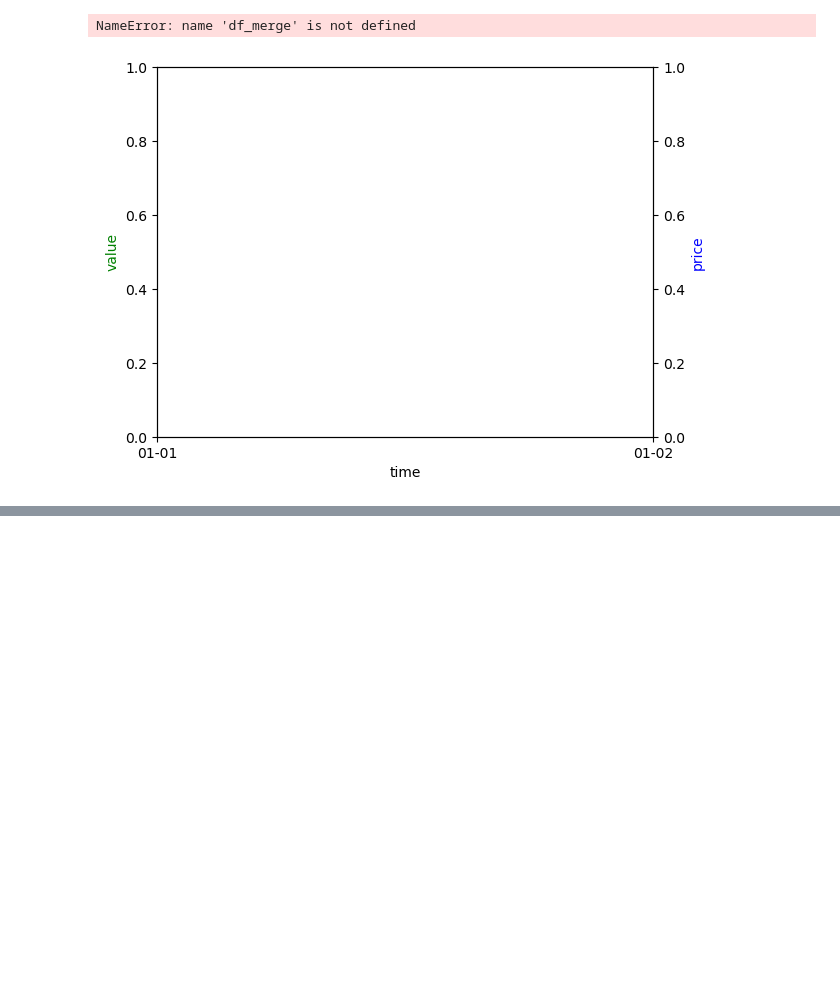
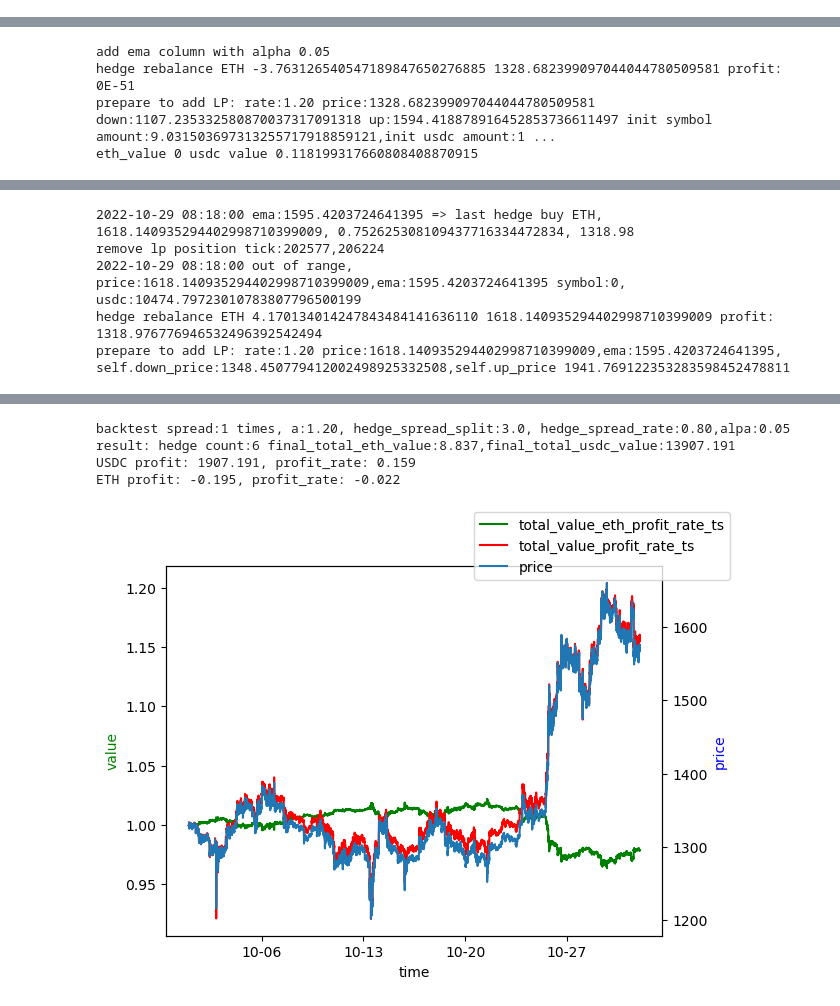
Before and after one commit to scottliyq/demeter, a Jupyter notebook: working/hedge_test.ipynb, the cells around one changed output, grey strips where cells are left out. Saved outputs shown, nothing was run; the diff lists cells and outputs as text; code cells hidden in the pictures; blank space fills up the shorter version.

```diff
--- a/working/hedge_test.ipynb
+++ b/working/hedge_test.ipynb
@@ -115,29 +117,42 @@ KeyError: 'uncollect_fee_base'
 # %%
 import matplotlib.dates as mdates
 
-fig, value_ax = plt.subplots()
-day = mdates.DayLocator(interval=7)
-price_ax = value_ax.twinx()
-price_ax.xaxis.set_major_locator(day)
-price_ax.xaxis.set_major_formatter(mdates.DateFormatter('%m-%d'))
+def plot_instance(runner_instance, df_merge):
 
-value_ax.set_xlabel('time')
-value_ax.set_ylabel('value', color='g')
-price_ax.set_ylabel('price', color='b')
-# net_value_ts = df_merge['net_value']
+    fig, value_ax = plt.subplots()
+    day = mdates.DayLocator(interval=7)
+    price_ax = value_ax.twinx()
+    price_ax.xaxis.set_major_locator(day)
+    price_ax.xaxis.set_major_formatter(mdates.DateFormatter('%m-%d'))
 
-time_ts = df_merge.index
-price_ts = [ status.price for status in runner_instance.account_status_list ]
-total_value_eth_profit_rate_ts = df_merge['total_value_eth_profit_rate']
-total_value_profit_rate_ts = df_merge['total_value_profit_rate']
+    value_ax.set_xlabel('time')
+    value_ax.set_ylabel('value', color='g')
+    price_ax.set_ylabel('price', color='b')
+    # net_value_ts = df_merge['net_value']
+
+    time_ts = df_merge.index
+    price_ts = [ status.price for status in runner_instance.account_status_list ]
+    total_value_eth_profit_rate_ts = df_merge['total_value_eth_profit_rate']
+    total_value_profit_rate_ts = df_merge['total_value_profit_rate']
 
 
-value_ax.plot(time_ts,total_value_eth_profit_rate_ts,'g-',label="total_value_eth_profit_rate_ts")
-value_ax.plot(time_ts,total_value_profit_rate_ts,'r-',label="total_value_profit_rate_ts")
-#value_ax.plot(time_ts,value_in_account,'b-',label=" value_in broker account")
-price_ax.plot(time_ts,price_ts,label="price")
-fig.legend()
-fig.show()
+    value_ax.plot(time_ts,total_value_eth_profit_rate_ts,'g-',label="total_value_eth_profit_rate_ts")
+    value_ax.plot(time_ts,total_value_profit_rate_ts,'r-',label="total_value_profit_rate_ts")
+    #value_ax.plot(time_ts,value_in_account,'b-',label=" value_in broker account")
+    price_ax.plot(time_ts,price_ts,label="price")
+    fig.legend()
+    fig.show()
-# %% [output]
-NameError: name 'df_merge' is not defined
-[figure, removed]
+# %%
+NET_VALUE_BASE = 'ETH'
+RUNNING_TIME = 1
+SEND_NOTICE = False
+DATE_START = date(2022, 10, 1)
+DATE_END = date(2022, 10, 31)
+
+
+runner_instance=backtest_instance(1.2,3,0.8,0.05)
+
+df_merge = generate_dfmerge(runner_instance)
+
+plot_instance(runner_instance, df_merge)
+# %% [output]
@@ -143,0 +164,4 @@ NameError: name 'df_merge' is not defined
+add ema column with alpha 0.05
+hedge rebalance ETH -3.763126540547189847650276885 1328.682399097044044780509581 profit: 0E-51
+prepare to add LP: rate:1.20 price:1328.682399097044044780509581 down:1107.235332580870037317091318 up:1594.418878916452853736611497 init symbol amount:9.031503697313255717918859121,init usdc amount:1 ...
+eth_value 0 usdc value 0.118199317660808408870915
@@ -143,0 +173,5 @@ NameError: name 'df_merge' is not defined
+2022-10-29 08:18:00 ema:1595.4203724641395 => last hedge buy ETH, 1618.140935294402998710399009, 0.752625308109437716334472834, 1318.98
+remove lp position tick:202577,206224
+2022-10-29 08:18:00 out of range, price:1618.140935294402998710399009,ema:1595.4203724641395 symbol:0, usdc:10474.79723010783807796500199
+hedge rebalance ETH 4.170134014247843484141636110 1618.140935294402998710399009 profit: 1318.976776946532496392542494
+prepare to add LP: rate:1.20 price:1618.140935294402998710399009,ema:1595.4203724641395, self.down_price:1348.450779412002498925332508,self.up_price 1941.769122353283598452478811
@@ -143,0 +181,5 @@ NameError: name 'df_merge' is not defined
+backtest spread:1 times, a:1.20, hedge_spread_split:3.0, hedge_spread_rate:0.80,alpa:0.05
+result: hedge count:6 final_total_eth_value:8.837,final_total_usdc_value:13907.191
+USDC profit: 1907.191, profit_rate: 0.159
+ETH profit: -0.195, profit_rate: -0.022
+[figure, added]
```
Also changed, not shown: parts of 4 cells of this notebook, 4 other files.
